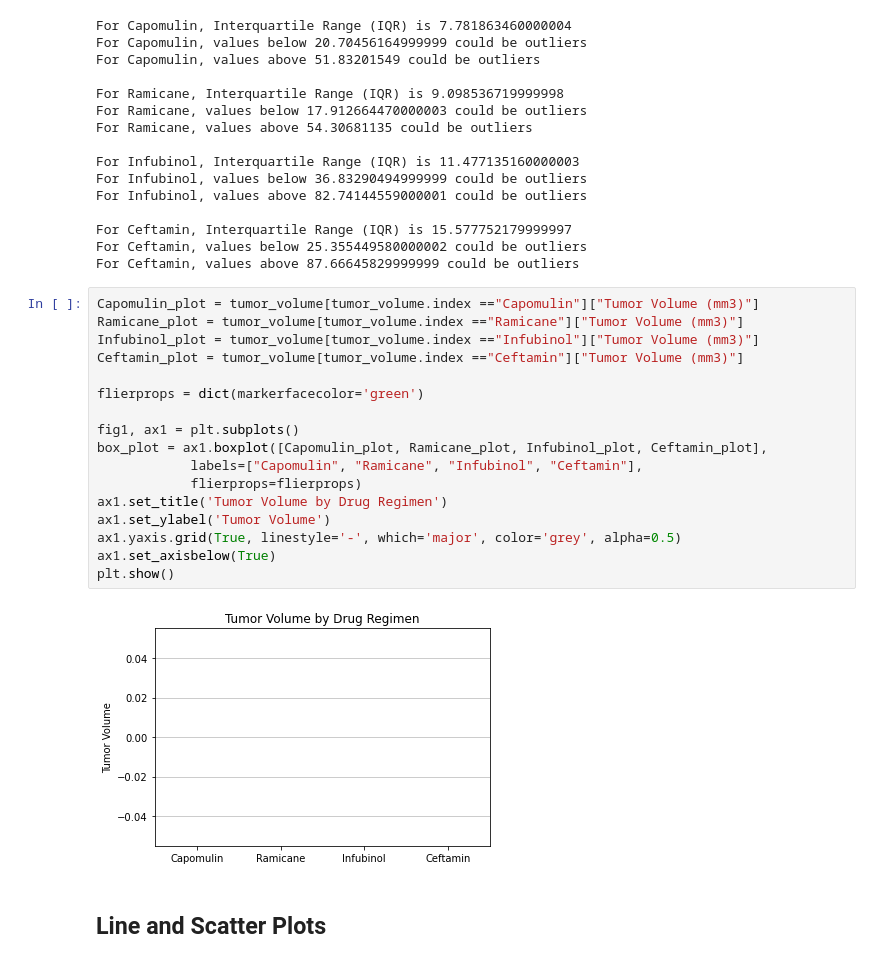
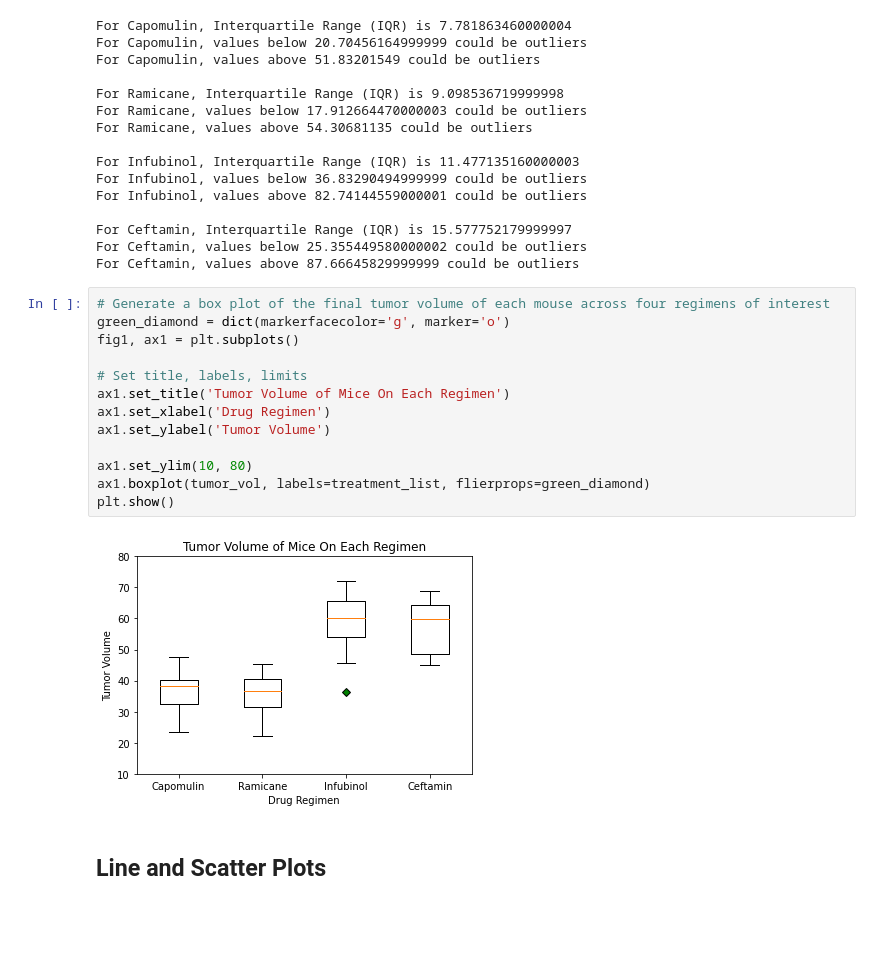
Before and after one commit to ijeriel/Bootcamp-Homework-Jeriel, a Jupyter notebook: Matplotlib-challenge/pymaceuticals_starter.ipynb, the cells around one changed output. Drawn from its saved outputs; the diff is of its cells as text; blank space fills up the shorter version.

Commit message:
fix boxplot

```diff
--- a/Matplotlib-challenge/pymaceuticals_starter.ipynb
+++ b/Matplotlib-challenge/pymaceuticals_starter.ipynb
@@ -288,25 +288,21 @@ For Infubinol, values above 82.74144559000001 could be outliers
 For Ceftamin, Interquartile Range (IQR) is 15.577752179999997
 For Ceftamin, values below 25.355449580000002 could be outliers
 For Ceftamin, values above 87.66645829999999 could be outliers
-# %%
-Capomulin_plot = tumor_volume[tumor_volume.index =="Capomulin"]["Tumor Volume (mm3)"]
-Ramicane_plot = tumor_volume[tumor_volume.index =="Ramicane"]["Tumor Volume (mm3)"]
-Infubinol_plot = tumor_volume[tumor_volume.index =="Infubinol"]["Tumor Volume (mm3)"]
-Ceftamin_plot = tumor_volume[tumor_volume.index =="Ceftamin"]["Tumor Volume (mm3)"]
-
-flierprops = dict(markerfacecolor='green')
-
-fig1, ax1 = plt.subplots()
-box_plot = ax1.boxplot([Capomulin_plot, Ramicane_plot, Infubinol_plot, Ceftamin_plot],
-            labels=["Capomulin", "Ramicane", "Infubinol", "Ceftamin"],
-            flierprops=flierprops)
-ax1.set_title('Tumor Volume by Drug Regimen')
-ax1.set_ylabel('Tumor Volume')
-ax1.yaxis.grid(True, linestyle='-', which='major', color='grey', alpha=0.5)
-ax1.set_axisbelow(True)
-plt.show()
-# %% [output]
-[figure, removed]
+# %%
+# Generate a box plot of the final tumor volume of each mouse across four regimens of interest
+green_diamond = dict(markerfacecolor='g', marker='o')
+fig1, ax1 = plt.subplots()
+
+# Set title, labels, limits
+ax1.set_title('Tumor Volume of Mice On Each Regimen')
+ax1.set_xlabel('Drug Regimen')
+ax1.set_ylabel('Tumor Volume')
+
+ax1.set_ylim(10, 80)
+ax1.boxplot(tumor_vol, labels=treatment_list, flierprops=green_diamond)
+plt.show()
+# %% [output]
+[figure, added]
 # %% [markdown]
 ## Line and Scatter Plots
 # %%
```
